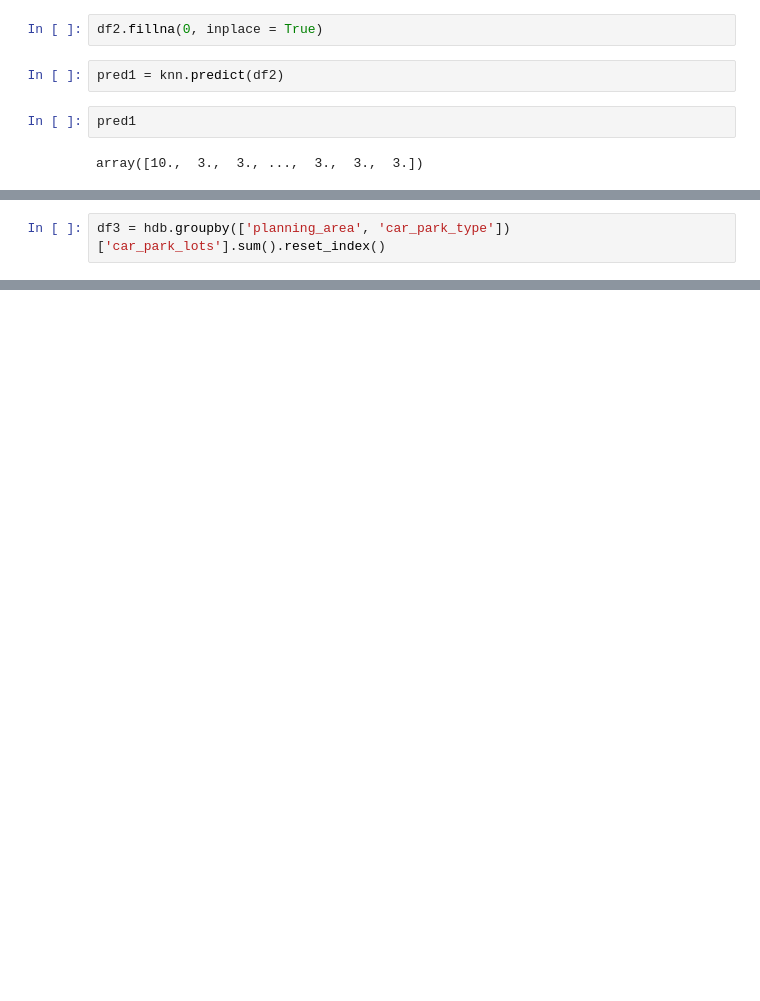
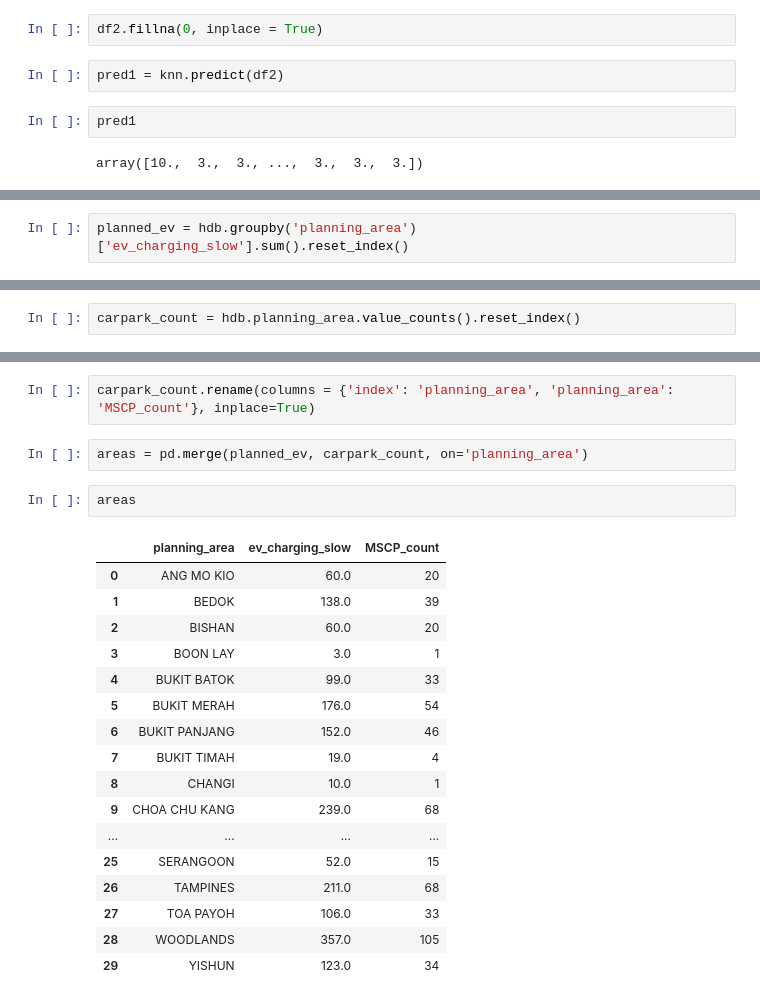
Before and after one commit to tzeyi-teh/Capstone, a Jupyter notebook: Part III - EDA, Modeling, Predictive Analysis.ipynb, the cells around one changed output, grey strips where cells are left out. Cells and saved outputs as stored; diff of their text form; blank space fills up the shorter version.

```diff
--- a/Part III - EDA, Modeling, Predictive Analysis.ipynb
+++ b/Part III - EDA, Modeling, Predictive Analysis.ipynb
@@ -513,2 +539,2 @@ array([10.,  3.,  3., ...,  3.,  3.,  3.])
 # %%
-df3 = hdb.groupby(['planning_area', 'car_park_type'])['car_park_lots'].sum().reset_index()
+planned_ev = hdb.groupby('planning_area')['ev_charging_slow'].sum().reset_index()
@@ -540,0 +550,2 @@ df3 = pd.get_dummies(df3, columns = ['facility_type'])
+# %%
+carpark_count = hdb.planning_area.value_counts().reset_index()
@@ -540,0 +561,24 @@ df3 = pd.get_dummies(df3, columns = ['facility_type'])
+# %%
+carpark_count.rename(columns = {'index': 'planning_area', 'planning_area': 'MSCP_count'}, inplace=True)
+# %%
+areas = pd.merge(planned_ev, carpark_count, on='planning_area')
+# %%
+areas
+# %% [output]
+|  | planning_area | ev_charging_slow | MSCP_count |
+| 0 | ANG MO KIO | 60.0 | 20 |
+| 1 | BEDOK | 138.0 | 39 |
+| 2 | BISHAN | 60.0 | 20 |
+| 3 | BOON LAY | 3.0 | 1 |
+| 4 | BUKIT BATOK | 99.0 | 33 |
+| 5 | BUKIT MERAH | 176.0 | 54 |
+| 6 | BUKIT PANJANG | 152.0 | 46 |
+| 7 | BUKIT TIMAH | 19.0 | 4 |
+| 8 | CHANGI | 10.0 | 1 |
+| 9 | CHOA CHU KANG | 239.0 | 68 |
+| ... | ... | ... | ... |
+| 25 | SERANGOON | 52.0 | 15 |
+| 26 | TAMPINES | 211.0 | 68 |
+| 27 | TOA PAYOH | 106.0 | 33 |
+| 28 | WOODLANDS | 357.0 | 105 |
+| 29 | YISHUN | 123.0 | 34 |
```
Also changed, not shown: parts of 17 cells of this notebook, 1 other file.
